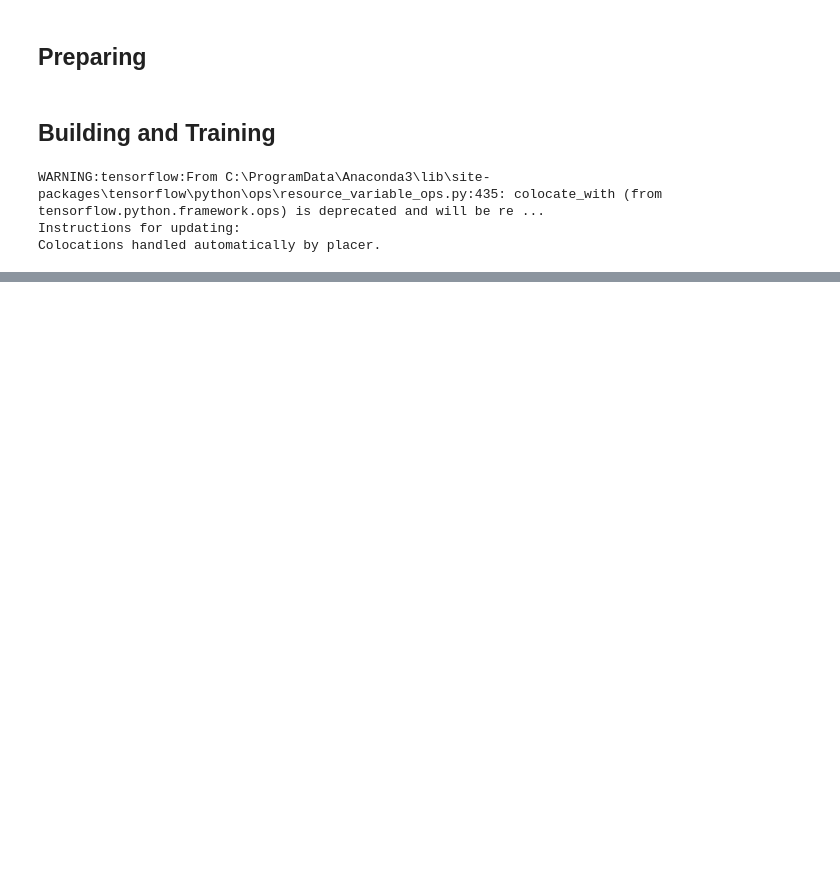
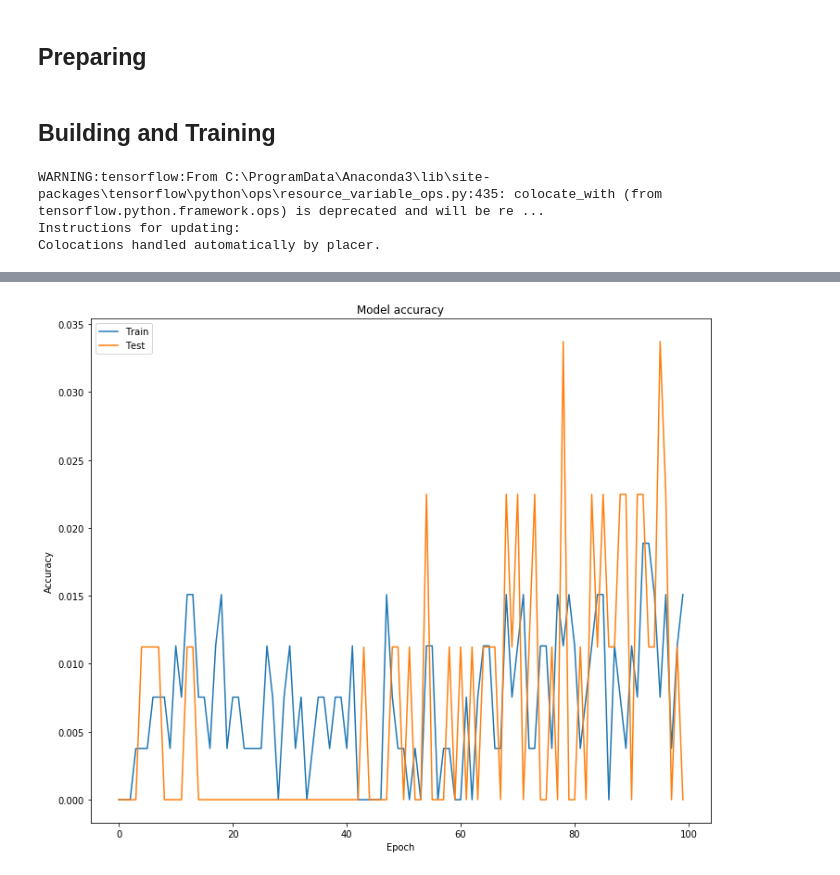
Before and after one commit to MichaelORegan/52954_MACHINE_LEARNING_AND_STATISTICS, a Jupyter notebook: 52954 Project Boston House Price Dataset.ipynb, the cells around one changed output, grey strips where cells are left out. Cells and saved outputs as stored; diff of their text form; code cells hidden in the pictures; blank space fills up the shorter version.

Commit message:
added png and scaled and whiten data to see effect on predictions

```diff
--- a/52954 Project Boston House Price Dataset.ipynb
+++ b/52954 Project Boston House Price Dataset.ipynb
@@ -449,0 +702,15 @@ plt.show()
+# %%
+x_scaled_train, x_scaled_test, y_scaled_train, y_scaled_test = mod.train_test_split(x, y, test_size=0.3)
+# %%
+m = kr.models.Sequential()
+
+
+m.add(kr.layers.Dense(65, input_dim=13, activation="relu"))
+m.add(kr.layers.Dense(65, activation="relu"))
+m.add(kr.layers.Dense(65,  activation="sigmoid"))
+m.add(kr.layers.Dense(26,  activation="relu"))
+m.add(kr.layers.Dense(1, activation="linear"))
+
+m.compile(loss="mean_squared_error", optimizer="adam",metrics=['accuracy'])
+# %%
+history = m.fit(x_scaled_train, y_scaled_train, validation_split=0.25,epochs=100, batch_size=10, verbose=1)
@@ -449,0 +775,11 @@ plt.show()
+# %%
+# Plot training & validation accuracy values
+plt.plot(history.history['accuracy'])
+plt.plot(history.history['val_accuracy'])
+plt.title('Model accuracy')
+plt.ylabel('Accuracy')
+plt.xlabel('Epoch')
+plt.legend(['Train', 'Test'], loc='upper left')
+plt.show()
+# %% [output]
+[figure, added]
```
Also changed, not shown: parts of 54 cells of this notebook, 1 other file.
